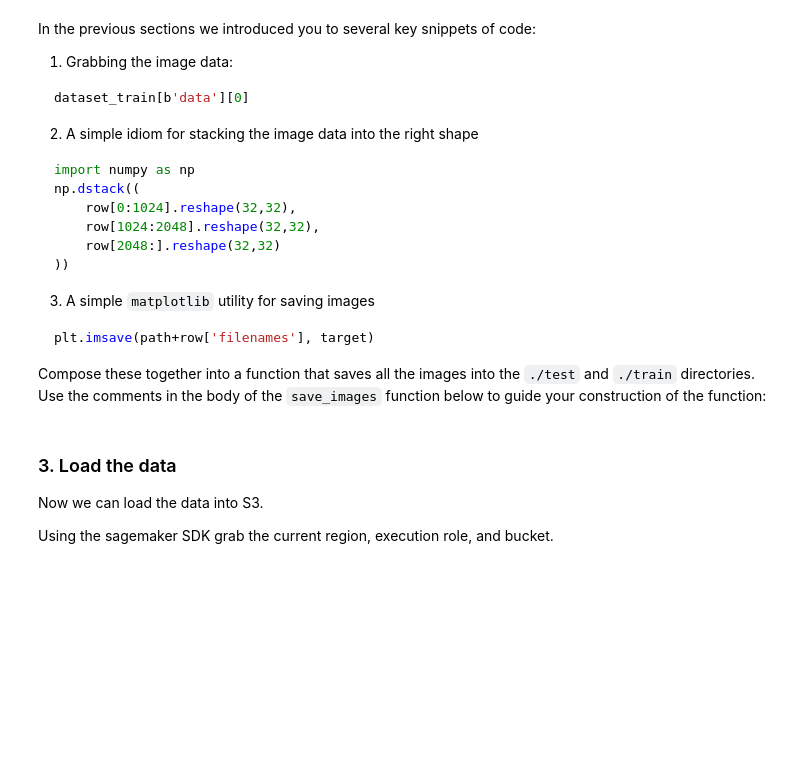
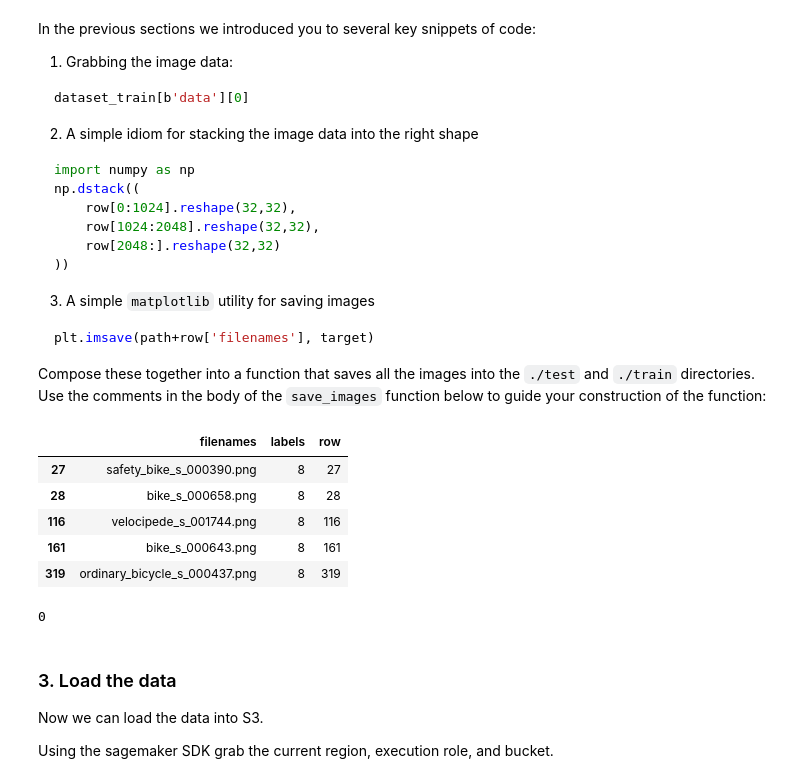
Before and after one commit to lennart-frank/udacity-nd009t-C2-Developing-ML-Workflow, a Jupyter notebook: project/starter.ipynb, the cells around one changed output. Drawn from its saved outputs; the diff is of its cells as text; code cells hidden in the pictures; blank space fills up the shorter version.

````diff
--- a/project/starter.ipynb
+++ b/project/starter.ipynb
@@ -146,3 +146,14 @@ In the following cell, identify the label numbers for Bicycles and Motorcycles:
 import pandas as pd
 
 # Todo: Filter the dataset_train and dataset_meta objects to find the label numbers for Bicycle and Motorcycles
+bicyle_label = None
+motorcycle_label = None
+
+for i in range(len(dataset_meta[b'fine_label_names'])):
+    if dataset_meta[b'fine_label_names'][i] == b'bicycle':
+        bicycle_label = i
+    if dataset_meta[b'fine_label_names'][i] == b'motorcycle':
+        motorcycle_label = i
+
+print("bicycles: " + str(bicycle_label))
+print("motorcycles: " + str(motorcycle_label))
@@ -157,7 +171,7 @@ df_train = pd.DataFrame({
 })
 
 # Drop all rows from df_train where label is not 8 or 48
-df_train = #TODO: Fill in
+df_train = df_train[(df_train["labels"] == bicycle_label) | (df_train["labels"] == motorcycle_label)]
 
 # Decode df_train.filenames so they are regular strings
 df_train["filenames"] = df_train["filenames"].apply(
@@ -172,7 +186,7 @@ df_test = pd.DataFrame({
 })
 
 # Drop all rows from df_test where label is not 8 or 48
-df_test = #TODO: Fill in
+df_test = df_test[(df_test["labels"] == bicycle_label) | (df_test["labels"] == motorcycle_label)]
 
 # Decode df_test.filenames so they are regular strings
 df_test["filenames"] = df_test["filenames"].apply(
@@ -210,21 +229,40 @@ plt.imsave(path+row['filenames'], target)
 ```
 
 Compose these together into a function that saves all the images into the `./test` and `./train` directories. Use the comments in the body of the `save_images` function below to guide your construction of the function:
+# %%
+df_test.head()
+# %% [output]
+|  | filenames | labels | row |
+| 27 | safety_bike_s_000390.png | 8 | 27 |
+| 28 | bike_s_000658.png | 8 | 28 |
+| 116 | velocipede_s_001744.png | 8 | 116 |
+| 161 | bike_s_000643.png | 8 | 161 |
+| 319 | ordinary_bicycle_s_000437.png | 8 | 319 |
 # %%
-def save_images():
-    #Grab the image data in row-major form
-    img =
+def save_images(df: pd.DataFrame, dataset, folder):
+    for idx, row in df.iterrows():
+        #Grab the image data in row-major form
+        img = dataset[b'data'][row["row"]]
 
-    # Consolidated stacking/reshaping from earlier
-    target =
+        # Consolidated stacking/reshaping from earlier
+        target = np.dstack((
+            img[0:1024].reshape(32,32),
+            img[1024:2048].reshape(32,32),
+            img[2048:].reshape(32,32)
+        ))
 
-    # Save the image
-
+        # Save the image
+        plt.imsave(folder + f"/{row['filenames']}", target)
 
     # Return any signal data you want for debugging
-    return
+    return 0
 
 ## TODO: save ALL images using the save_images function
+
+save_images(df_train, dataset_train, "train")
+save_images(df_test, dataset_test, "test")
+# %% [output]
+0
 # %% [markdown]
 ### 3. Load the data
 
````
Also changed, not shown: parts of 10 cells of this notebook.
